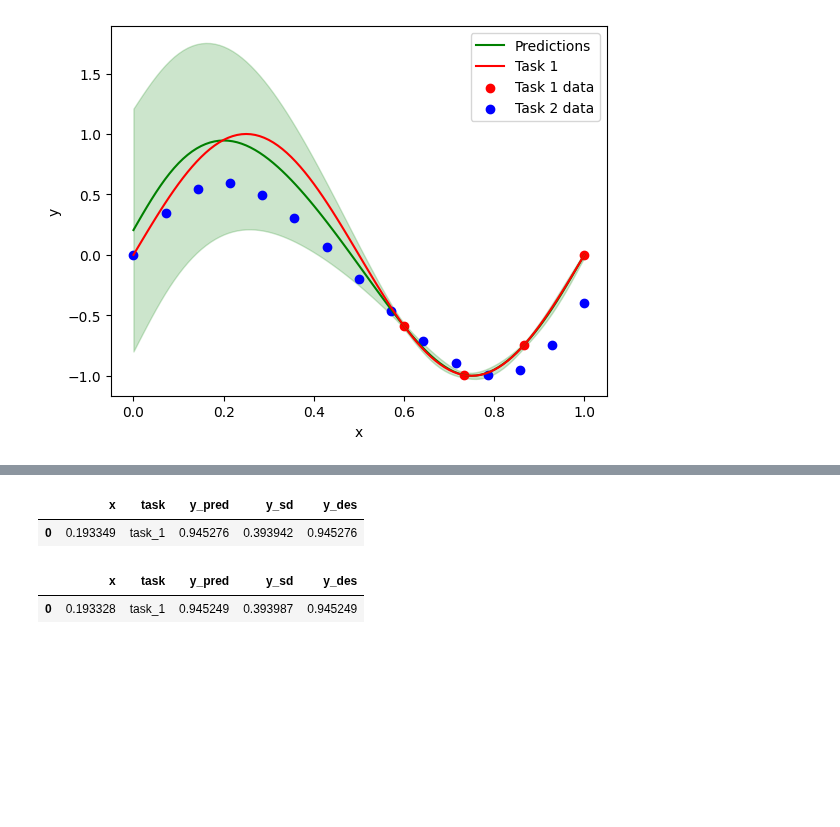
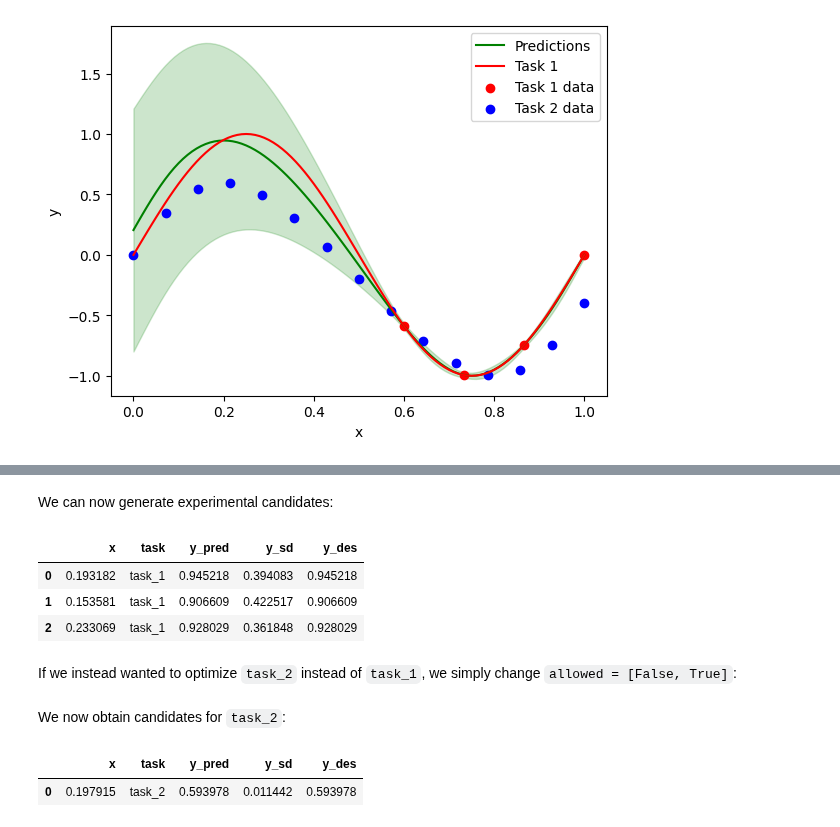
Before and after one commit to experimental-design/bofire, a Jupyter notebook: tutorials/transfer_learning_bo.ipynb, the cells around one changed output, grey strips where cells are left out. Saved outputs shown, nothing was run; the diff lists cells and outputs as text; code cells hidden in the pictures; blank space fills up the shorter version.

```diff
--- a/tutorials/transfer_learning_bo.ipynb
+++ b/tutorials/transfer_learning_bo.ipynb
@@ -165,18 +159,24 @@ sobo_strategy_data_model = SoboStrategy(
 sobo_strategy = strategies.map(sobo_strategy_data_model)
 
 sobo_strategy.tell(experiments)
-
-candidate = sobo_strategy.ask(1)
-
-candidate
-# %% [output]
-|  | x | task | y_pred | y_sd | y_des |
-| 0 | 0.193349 | task_1 | 0.945276 | 0.393942 | 0.945276 |
+# %% [markdown]
+We can now generate experimental candidates:
+# %%
+candidates = sobo_strategy.ask(3)
+
+candidates
+# %% [output]
+|  | x | task | y_pred | y_sd | y_des |
+| 0 | 0.193182 | task_1 | 0.945218 | 0.394083 | 0.945218 |
+| 1 | 0.153581 | task_1 | 0.906609 | 0.422517 | 0.906609 |
+| 2 | 0.233069 | task_1 | 0.928029 | 0.361848 | 0.928029 |
+# %% [markdown]
+If we instead wanted to optimize `task_2` instead of `task_1`, we simply change `allowed = [False, True]`:
 # %%
 input_features = [ContinuousInput(key = "x", bounds = (0, 1)),
                 TaskInput(key = "task",
-                categories=["task_1", "task_2"]),
-                allowed = [False, True]]
+                categories=["task_1", "task_2"],
+                allowed = [False, True])]
 
 objective = MaximizeObjective(w = 1)
 output_features = [ContinuousOutput(key = "y", objective = objective)]
@@ -202,10 +202,12 @@ sobo_strategy_data_model = SoboStrategy(
 sobo_strategy = strategies.map(sobo_strategy_data_model)
 
 sobo_strategy.tell(experiments)
-
-candidate = sobo_strategy.ask(1)
-
-candidate
-# %% [output]
-|  | x | task | y_pred | y_sd | y_des |
-| 0 | 0.193328 | task_1 | 0.945249 | 0.393987 | 0.945249 |
+# %% [markdown]
+We  now obtain candidates for `task_2`:
+# %%
+candidate = sobo_strategy.ask(1)
+
+candidate
+# %% [output]
+|  | x | task | y_pred | y_sd | y_des |
+| 0 | 0.197915 | task_2 | 0.593978 | 0.011442 | 0.593978 |
```
Also changed, not shown: parts of 8 cells of this notebook.
